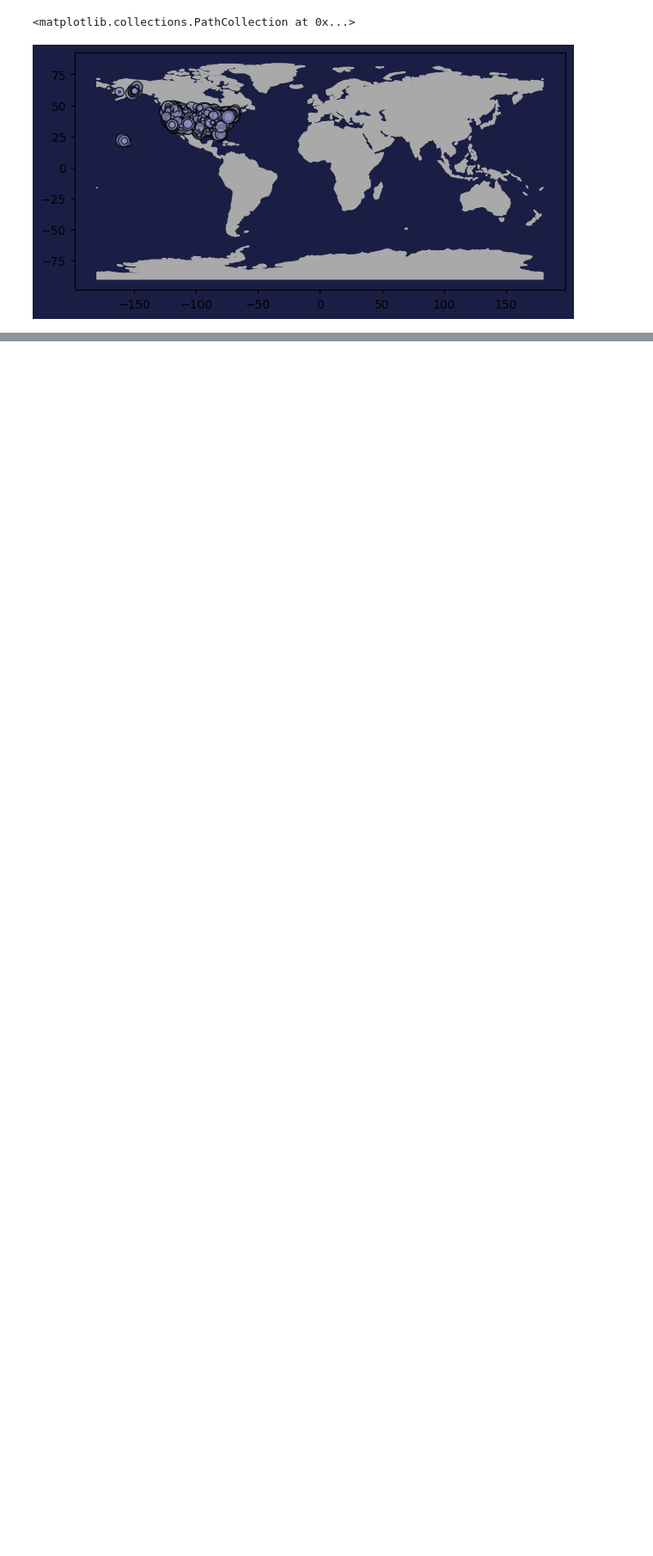
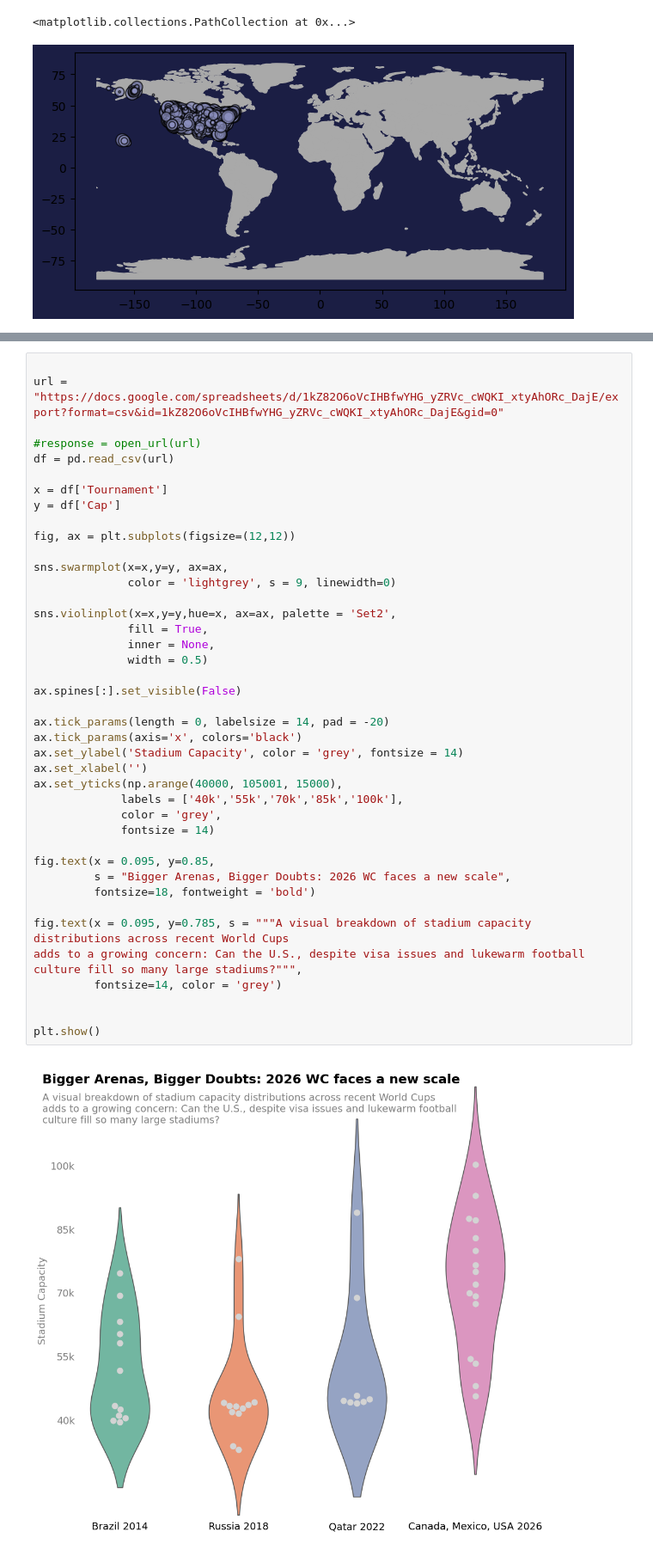
Before and after one commit to babaniyi/Data-visualisation, a Jupyter notebook: notebooks/playground/maps.ipynb, the cells around one changed output, grey strips where cells are left out. Shown at 86% size. Drawn from its saved outputs; the diff is of its cells as text; blank space fills up the shorter version.

```diff
--- a/notebooks/playground/maps.ipynb
+++ b/notebooks/playground/maps.ipynb
@@ -318,0 +537,44 @@ ax.scatter(
+# %%
+
+url = "https://docs.google.com/spreadsheets/d/1kZ82O6oVcIHBfwYHG_yZRVc_cWQKI_xtyAhORc_DajE/export?format=csv&id=1kZ82O6oVcIHBfwYHG_yZRVc_cWQKI_xtyAhORc_DajE&gid=0"
+
+#response = open_url(url)
+df = pd.read_csv(url)
+
+x = df['Tournament']
+y = df['Cap']
+
+fig, ax = plt.subplots(figsize=(12,12))
+
+sns.swarmplot(x=x,y=y, ax=ax,
+              color = 'lightgrey', s = 9, linewidth=0)
+
+sns.violinplot(x=x,y=y,hue=x, ax=ax, palette = 'Set2',
+              fill = True,
+              inner = None,
+              width = 0.5)
+
+ax.spines[:].set_visible(False)
+
+ax.tick_params(length = 0, labelsize = 14, pad = -20)
+ax.tick_params(axis='x', colors='black')
+ax.set_ylabel('Stadium Capacity', color = 'grey', fontsize = 14)
+ax.set_xlabel('')
+ax.set_yticks(np.arange(40000, 105001, 15000),
+             labels = ['40k','55k','70k','85k','100k'],
+             color = 'grey',
+             fontsize = 14)
+
+fig.text(x = 0.095, y=0.85,
+         s = "Bigger Arenas, Bigger Doubts: 2026 WC faces a new scale",
+         fontsize=18, fontweight = 'bold')
+
+fig.text(x = 0.095, y=0.785, s = """A visual breakdown of stadium capacity distributions across recent World Cups
+adds to a growing concern: Can the U.S., despite visa issues and lukewarm football
+culture fill so many large stadiums?""",
+         fontsize=14, color = 'grey')
+
+
+plt.show()
+# %% [output]
+[figure, added]
```
Also changed, not shown: parts of 8 cells of this notebook.
